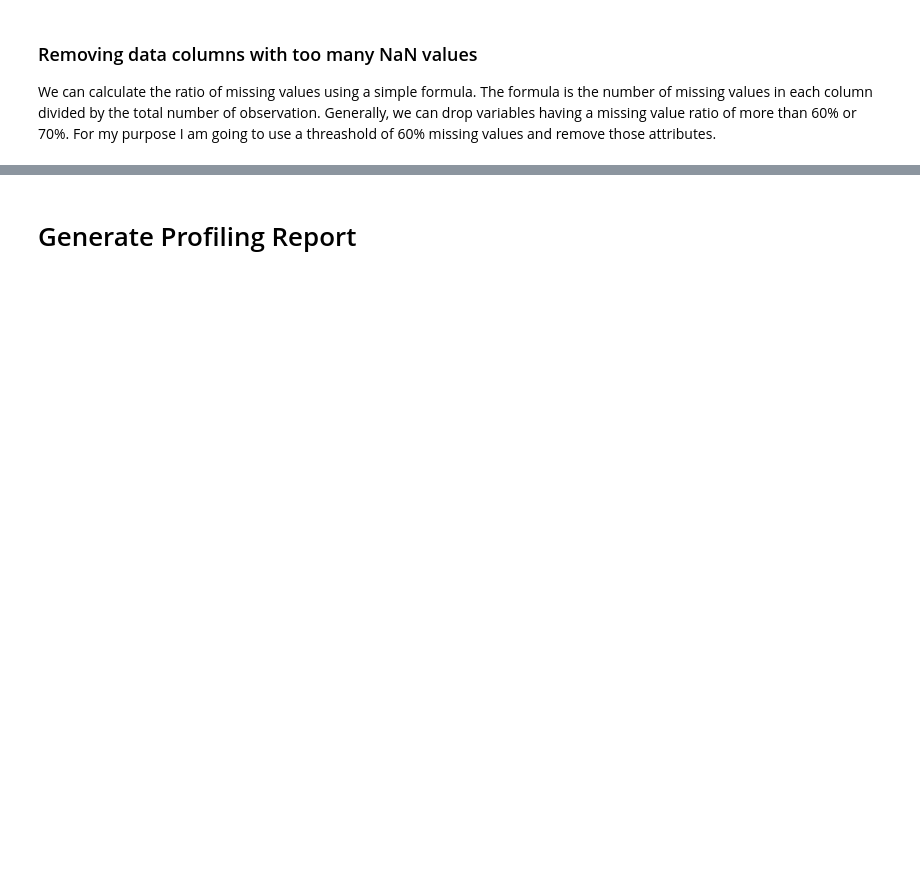
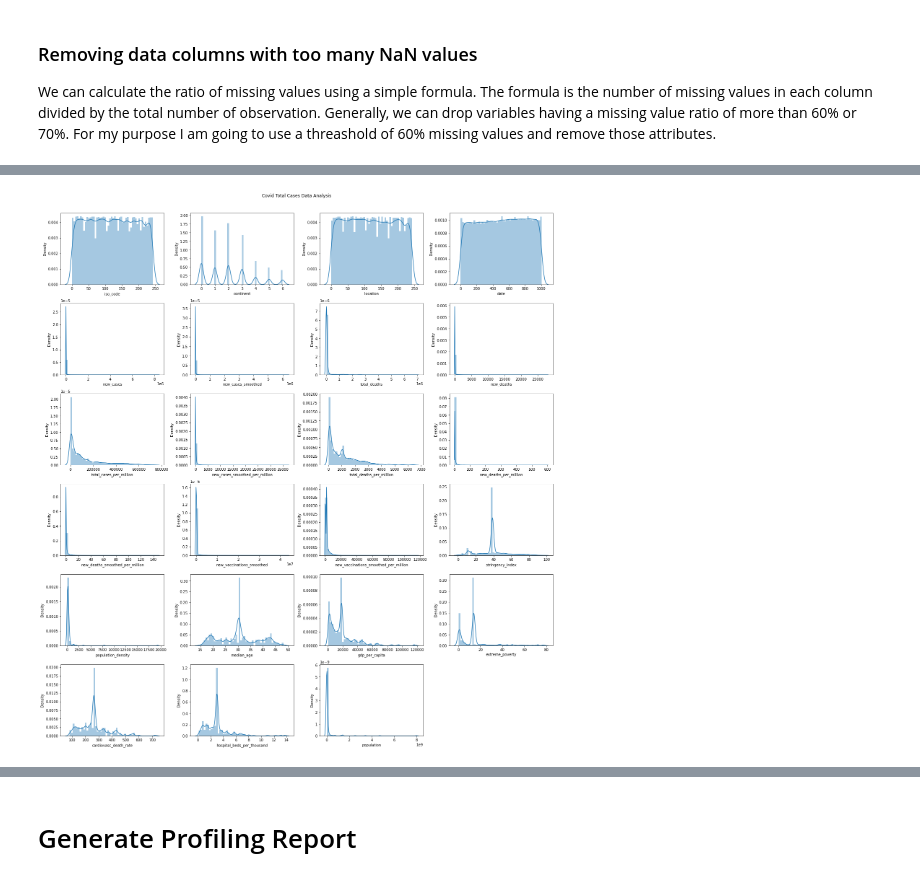
Before and after one commit to aamadorc/CIND820, a Jupyter notebook: CIND820_EDA.ipynb, the cells around one changed output, grey strips where cells are left out. Saved outputs shown, nothing was run; the diff lists cells and outputs as text; code cells hidden in the pictures; blank space fills up the shorter version.

```diff
--- a/CIND820_EDA.ipynb
+++ b/CIND820_EDA.ipynb
@@ -512,0 +829,9 @@ plt.show();
+# %%
+X_train = X_train_data_corr[selected_columns]
+
+print("After removing features that have a correlation higher than 0.9\n")
+print("Total number of observations: ", X_train.shape[0])
+print("Total number of attributes: ", X_train.shape[1])
+print("Size: ", X_train.size)
+print("\n")
+X_train.info()
@@ -512,0 +860,7 @@ plt.show();
+# %%
+X_train_p_value = X_train.copy()
+
+# Take care of missing values encoded as NaN natively by replacing with the mean
+
+for c in X_train_p_value.columns:
+    X_train_p_value[c] = X_train_p_value[c].fillna(X_train_p_value[c].mean())
@@ -512,0 +882,13 @@ plt.show();
+# %%
+SL = 0.05
+data_modeled, selected_columns, summary = backwardElimination(
+    X_train_p_value.iloc[:,:].values ,
+    y_train.iloc[:,:].values,
+    SL,
+    selected_columns)
+# %%
+summary
+
+data = pd.DataFrame(data = data_modeled, columns = selected_columns)
+
+data.head()
@@ -512,0 +938,17 @@ plt.show();
+# %%
+
+fig = plt.figure(figsize = (20, 25))
+j = 0
+for i in data.columns:
+    plt.subplot(7, 4, j+1)
+    j += 1
+    sns.distplot(data[i])
+    #plt.legend(loc='best',fontsize=10)
+fig.suptitle('Covid Total Cases Data Analysis')
+fig.tight_layout()
+fig.subplots_adjust(top=0.95)
+
+
+plt.show();
+# %% [output]
+[figure, added]
```
Also changed, not shown: parts of 74 cells of this notebook.
